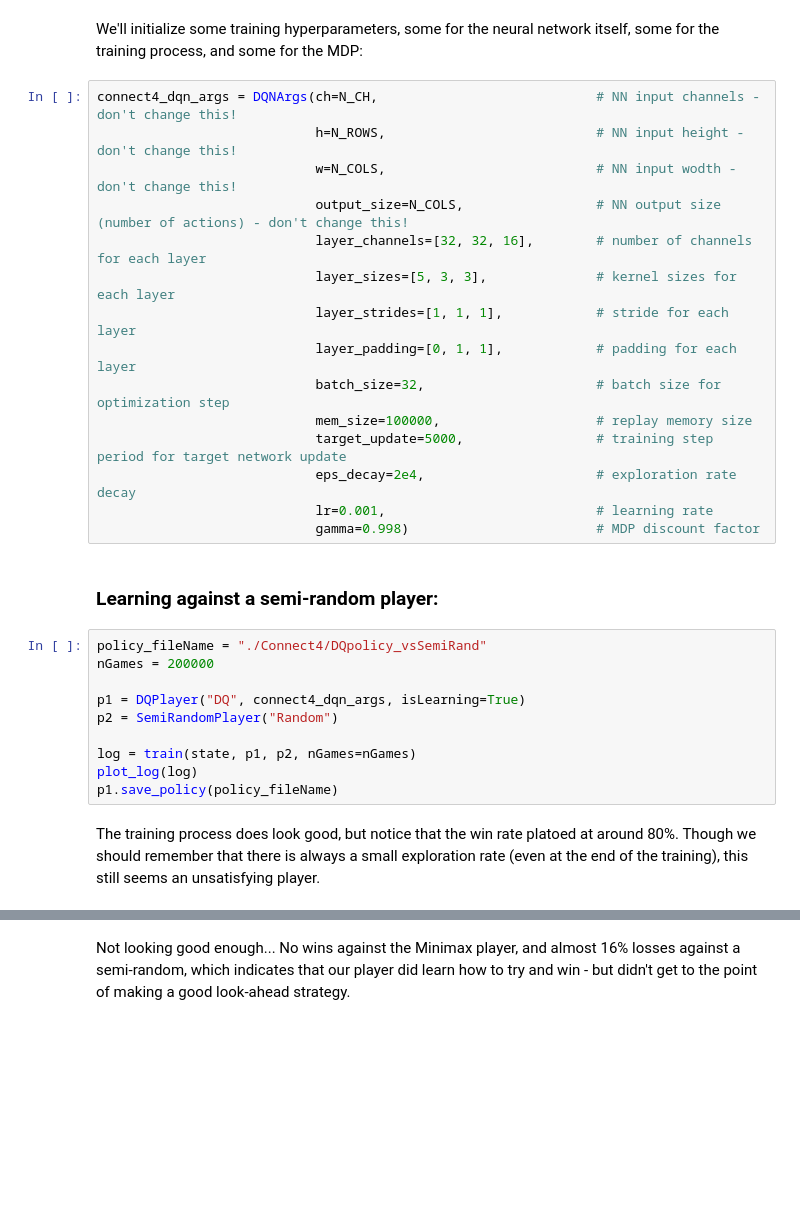
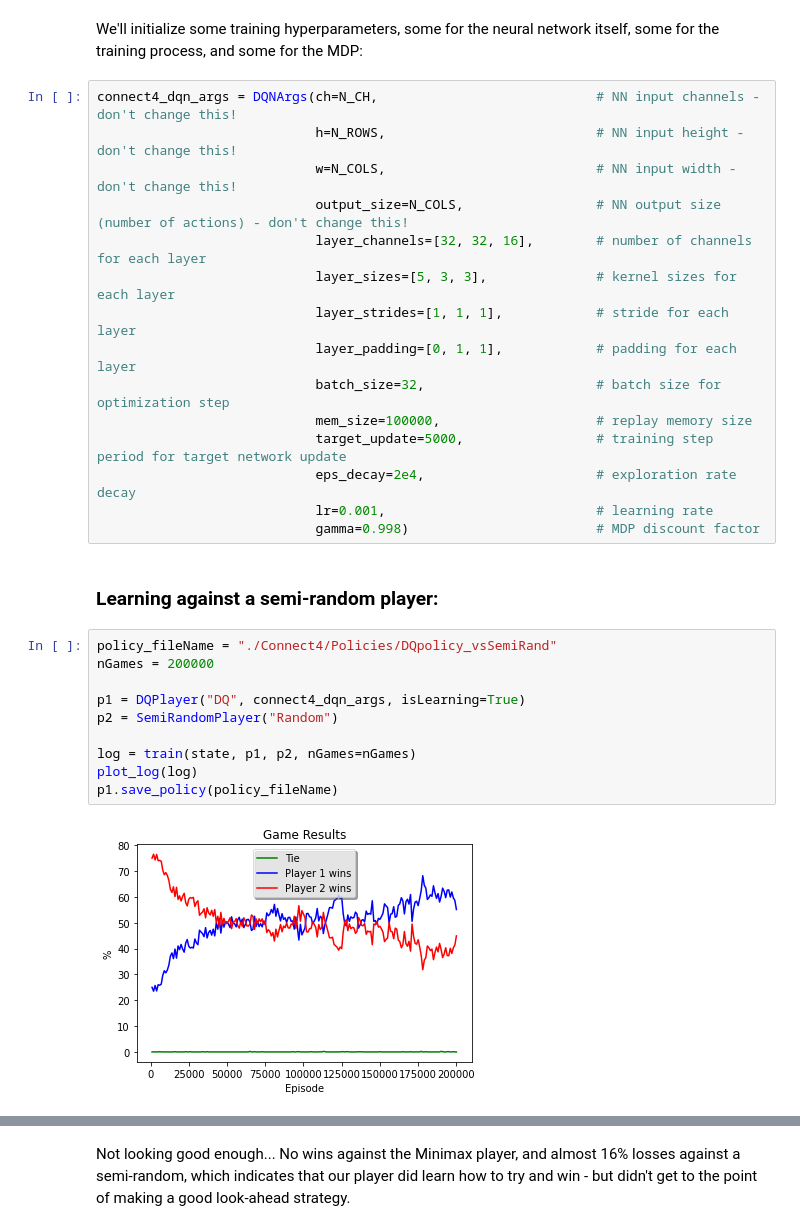
Before and after one commit to roy-hachnochi/Reinforcement-Learning, a Jupyter notebook: Connect4 - Deep Q-Learning.ipynb, the cells around one changed output, grey strips where cells are left out. Cells and saved outputs as stored; diff of their text form; blank space fills up the shorter version.

Commit message:
finished running Connect 4

```diff
--- a/Connect4 - Deep Q-Learning.ipynb
+++ b/Connect4 - Deep Q-Learning.ipynb
@@ -65,7 +65,7 @@ We'll initialize some training hyperparameters, some for the neural network itse
 # %%
 connect4_dqn_args = DQNArgs(ch=N_CH,                            # NN input channels - don't change this!
                             h=N_ROWS,                           # NN input height - don't change this!
-                            w=N_COLS,                           # NN input wodth - don't change this!
+                            w=N_COLS,                           # NN input width - don't change this!
                             output_size=N_COLS,                 # NN output size (number of actions) - don't change this!
                             layer_channels=[32, 32, 16],        # number of channels for each layer
                             layer_sizes=[5, 3, 3],              # kernel sizes for each layer
@@ -80,15 +80,15 @@ connect4_dqn_args = DQNArgs(ch=N_CH,                            # NN input chann
 # %% [markdown]
 ### Learning against a semi-random player:
 # %%
-policy_fileName = "./Connect4/DQpolicy_vsSemiRand"
+policy_fileName = "./Connect4/Policies/DQpolicy_vsSemiRand"
 nGames = 200000
 
 p1 = DQPlayer("DQ", connect4_dqn_args, isLearning=True)
 p2 = SemiRandomPlayer("Random")
 
 log = train(state, p1, p2, nGames=nGames)
 plot_log(log)
 p1.save_policy(policy_fileName)
+# %% [output]
+[figure, added]
-# %% [markdown]
-The training process does look good, but notice that the win rate platoed at around 80%. Though we should remember that there is always a small exploration rate (even at the end of the training), this still seems an unsatisfying player.
 # %%
```
Also changed, not shown: parts of 14 cells of this notebook, 8 other files.
